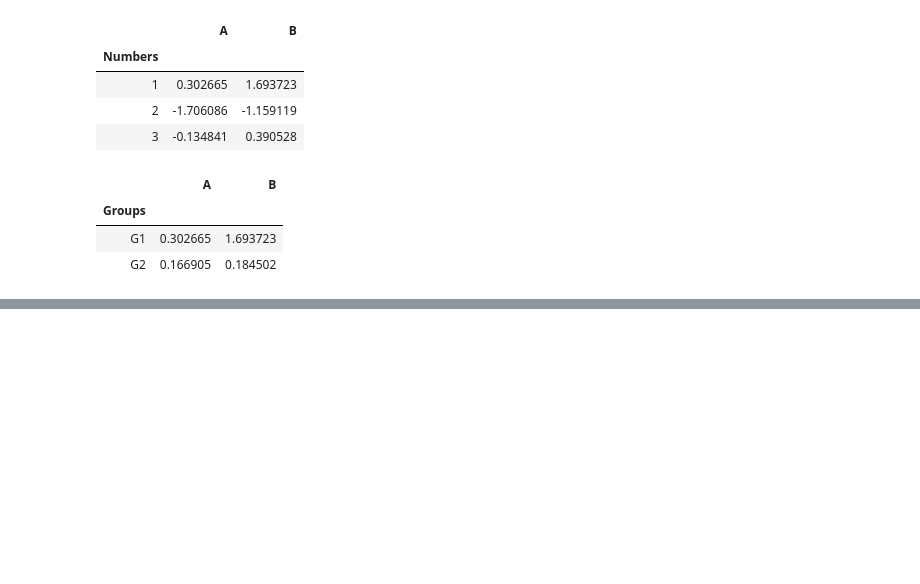
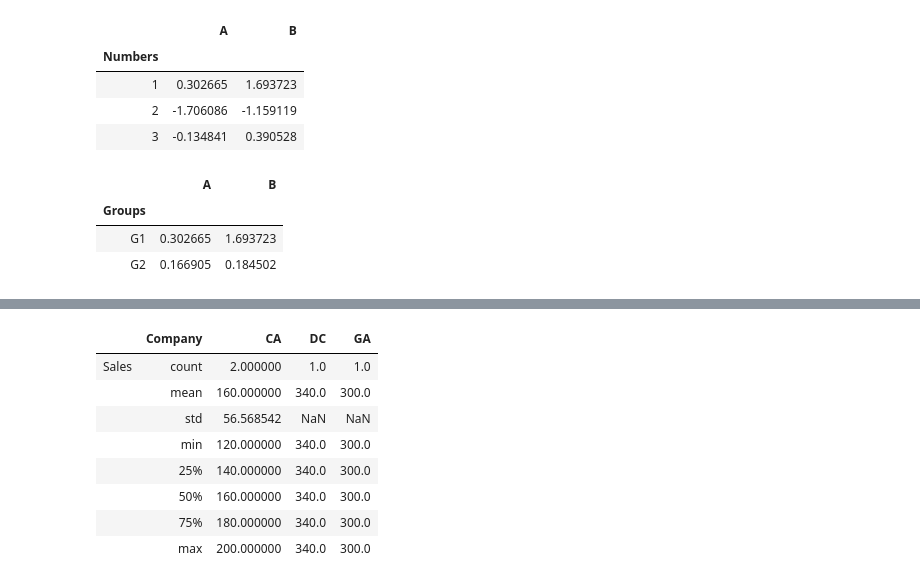
Before and after one commit to adichamoli/DataScience, a Jupyter notebook: Pandas/Dataframes.ipynb, the cells around one changed output, grey strips where cells are left out. Cells and saved outputs as stored; diff of their text form; code cells hidden in the pictures; blank space fills up the shorter version.

```diff
--- a/Pandas/Dataframes.ipynb
+++ b/Pandas/Dataframes.ipynb
@@ -360,0 +468,12 @@ df.xs(1, level='Numbers')
+# %%
+byComp.describe().transpose()
+# %% [output]
+|  | Company | CA | DC | GA |
+| Sales | count | 2.000000 | 1.0 | 1.0 |
+|  | mean | 160.000000 | 340.0 | 300.0 |
+|  | std | 56.568542 | NaN | NaN |
+|  | min | 120.000000 | 340.0 | 300.0 |
+|  | 25% | 140.000000 | 340.0 | 300.0 |
+|  | 50% | 160.000000 | 340.0 | 300.0 |
+|  | 75% | 180.000000 | 340.0 | 300.0 |
+|  | max | 200.000000 | 340.0 | 300.0 |
```
Also changed, not shown: parts of 21 cells of this notebook.
